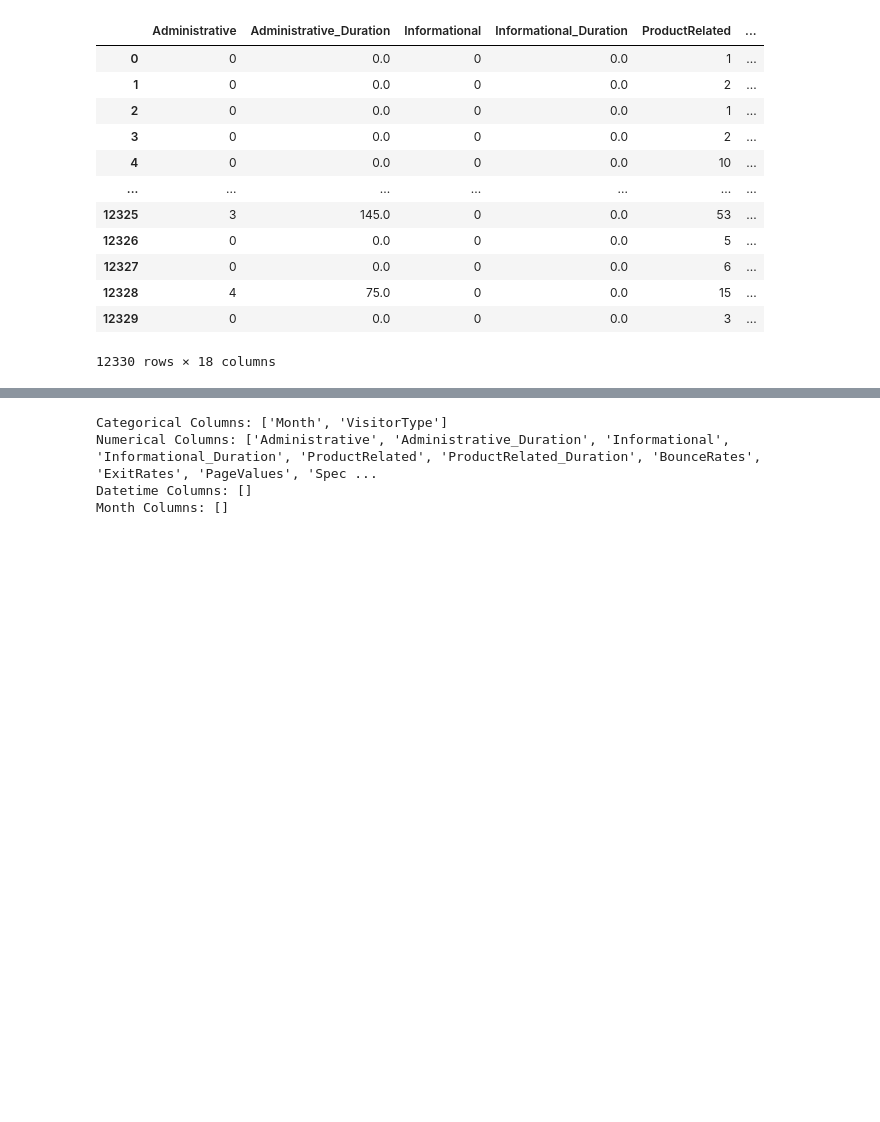
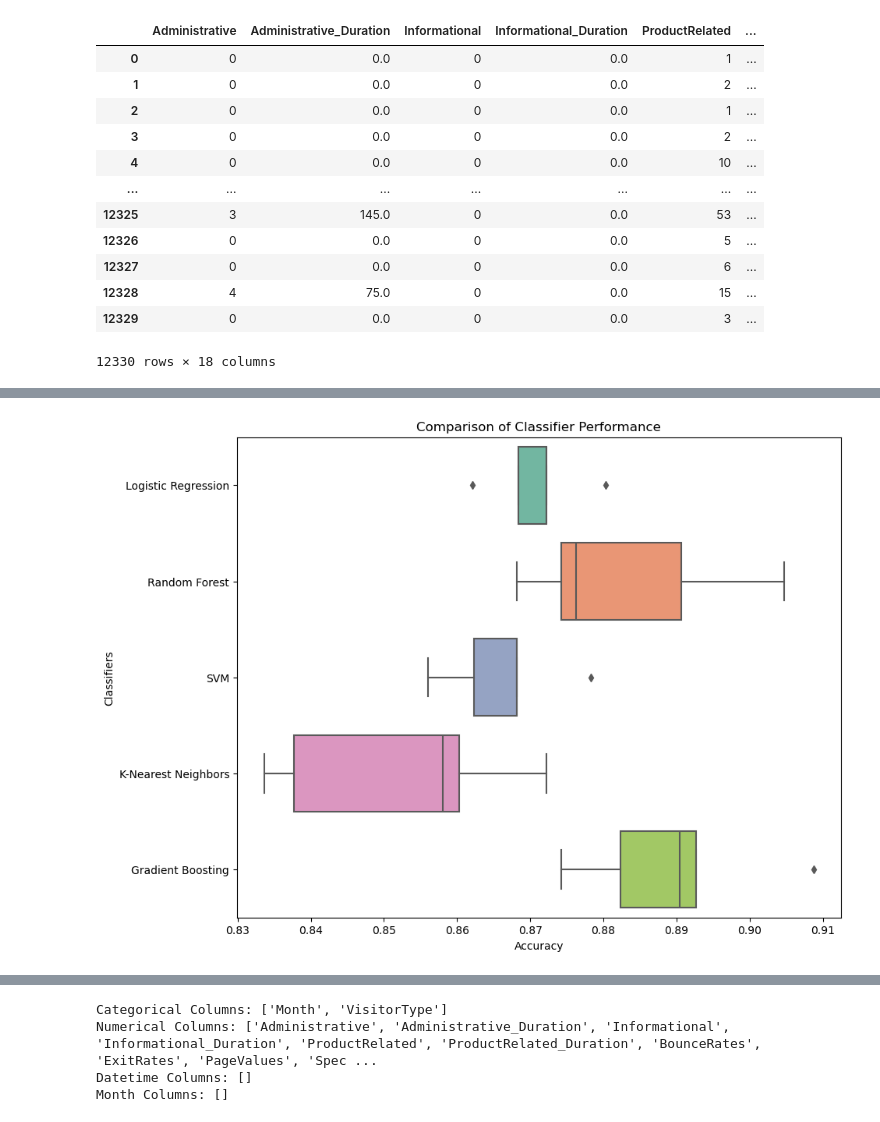
Before and after one commit to Kuvedant/PredictiveECommerceML, a Jupyter notebook: online_shoppers_data.ipynb, the cells around one changed output, grey strips where cells are left out. Drawn from its saved outputs; the diff is of its cells as text; code cells hidden in the pictures; blank space fills up the shorter version.

```diff
--- a/online_shoppers_data.ipynb
+++ b/online_shoppers_data.ipynb
@@ -38,0 +220,80 @@ df_oshp
+# %%
+import pandas as pd
+import numpy as np
+from sklearn.model_selection import train_test_split, GridSearchCV, cross_val_score
+from sklearn.preprocessing import StandardScaler
+from sklearn.decomposition import PCA
+from sklearn.linear_model import LogisticRegression
+from sklearn.ensemble import RandomForestClassifier, GradientBoostingClassifier
+from sklearn.neighbors import KNeighborsClassifier
+from sklearn.svm import SVC
+from sklearn.metrics import make_scorer, accuracy_score, precision_score, recall_score, f1_score
+import matplotlib.pyplot as plt
+import seaborn as sns
+
+# Load the dataset
+url = "https://archive.ics.uci.edu/ml/machine-learning-databases/00468/online_shoppers_intention.csv"
+data = pd.read_csv(url)
+
+# One-hot encode categorical variables
+categorical_cols = data.select_dtypes(include=['object']).columns
+data_encoded = pd.get_dummies(data, columns=categorical_cols)
+
+# Split the dataset into features and target variable
+X = data_encoded.drop('Revenue', axis=1)
+y = data_encoded['Revenue']
+
+# Split the data into train and test sets
+X_train, X_test, y_train, y_test = train_test_split(X, y, test_size=0.2, random_state=42)
+
+# Feature scaling
+scaler = StandardScaler()
+X_train_scaled = scaler.fit_transform(X_train)
+X_test_scaled = scaler.transform(X_test)
+
+# Applying PCA
+pca = PCA(n_components=2)
+X_train_pca = pca.fit_transform(X_train_scaled)
+X_test_pca = pca.transform(X_test_scaled)
+
+# Add the first two principal components to the original data
+X_train_extended = pd.DataFrame(np.concatenate([X_train_scaled, X_train_pca], axis=1))
+X_test_extended = pd.DataFrame(np.concatenate([X_test_scaled, X_test_pca], axis=1))
+
+# Define the parameter grid for each classifier
+param_grid = {
+    "Logistic Regression": {'C': [0.1, 1, 10, 100], 'solver': ['liblinear', 'saga']},
+    "Random Forest": {'n_estimators': [10, 100, 500], 'max_features': ['auto', 'sqrt', 'log2']},
+    "SVM": {'C': [0.1, 1, 10], 'kernel': ['rbf', 'linear']},
+    "K-Nearest Neighbors": {'n_neighbors': [3, 5, 10], 'weights': ['uniform', 'distance']},
+    "Gradient Boosting": {'n_estimators': [100, 200], 'learning_rate': [0.01, 0.1, 0.2]}
+}
+
+# Define classifiers
+classifiers = {
+    "Logistic Regression": LogisticRegression(),
+    "Random Forest": RandomForestClassifier(),
+    "SVM": SVC(),
+    "K-Nearest Neighbors": KNeighborsClassifier(),
+    "Gradient Boosting": GradientBoostingClassifier()
+}
+
+# Metrics to evaluate
+scoring = {'accuracy': make_scorer(accuracy_score), 'precision': make_scorer(precision_score), 'recall': make_scorer(recall_score), 'f1': make_scorer(f1_score)}
+
+# Perform Grid Search and evaluate metrics
+results = {}
+for name, clf in classifiers.items():
+    grid_search = GridSearchCV(estimator=clf, param_grid=param_grid[name], scoring=scoring, refit='accuracy', return_train_score=False, cv=5)
+    grid_search.fit(X_train_extended, y_train)
+    scores = cross_val_score(grid_search.best_estimator_, X_test_extended, y_test, cv=5, scoring='accuracy')
+    results[name] = scores
+
+# Visualization using boxplot
+fig, ax = plt.subplots(figsize=(10, 8))
+sns.boxplot(data=pd.DataFrame(results), orient='h', palette='Set2')
+ax.set_title('Comparison of Classifier Performance')
+ax.set_xlabel('Accuracy')
+ax.set_ylabel('Classifiers')
+plt.show()
+# %% [output]
@@ -38,0 +317 @@ df_oshp
+[figure, added]
```
Also changed, not shown: parts of 10 cells of this notebook, 7 other files.
